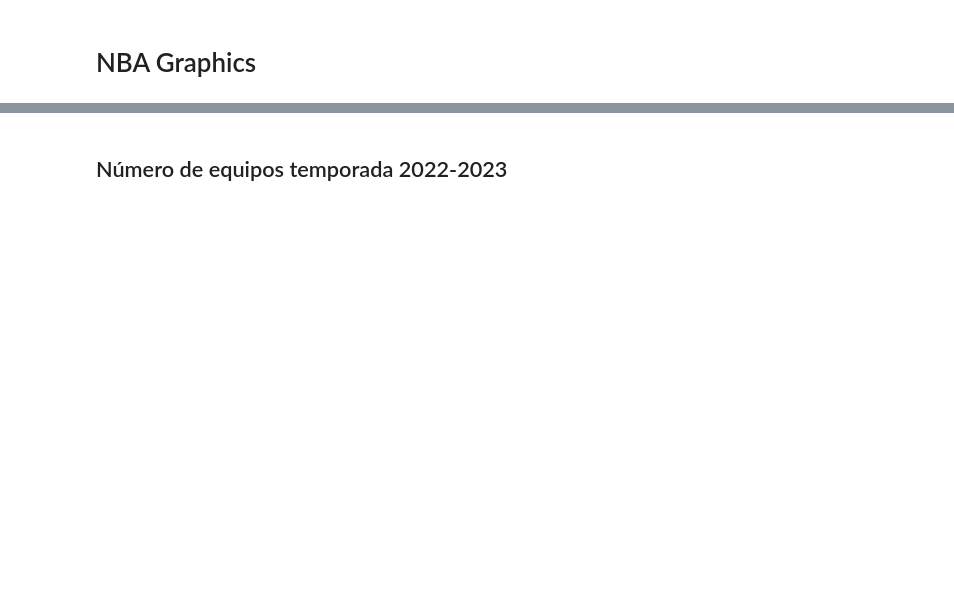
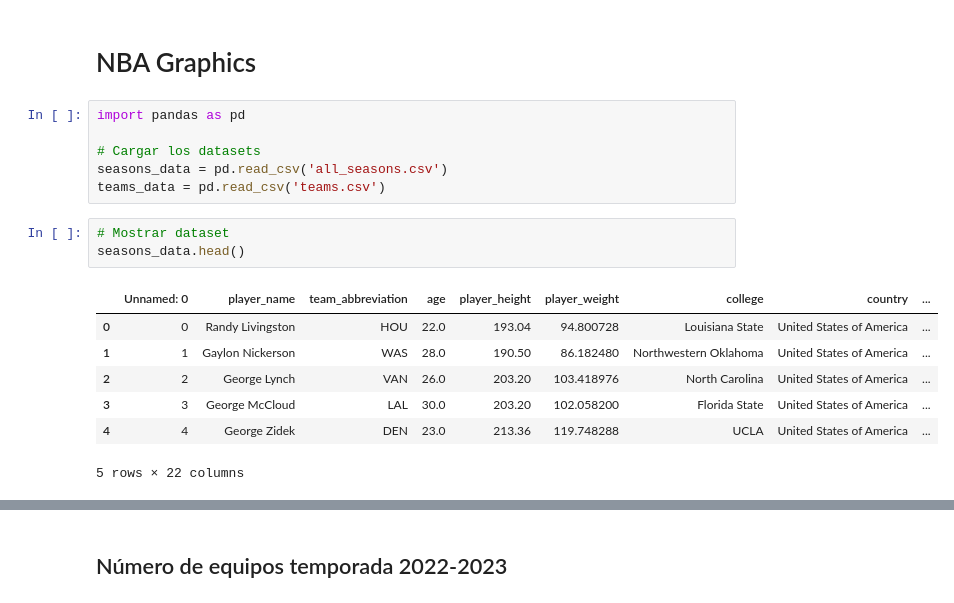
Before and after one commit to adronmarsh/IA, a Jupyter notebook: Sistemas_de_Big_Data/PowerBi/NBA/graphics.ipynb, the cells around one changed output, grey strips where cells are left out. Cells and saved outputs as stored; diff of their text form; blank space fills up the shorter version.

```diff
--- a/Sistemas_de_Big_Data/PowerBi/NBA/graphics.ipynb
+++ b/Sistemas_de_Big_Data/PowerBi/NBA/graphics.ipynb
@@ -1,2 +1,19 @@
 # %% [markdown]
 # NBA Graphics
+# %%
+import pandas as pd
+
+# Cargar los datasets
+seasons_data = pd.read_csv('all_seasons.csv')
+teams_data = pd.read_csv('teams.csv')
+# %%
+# Mostrar dataset
+seasons_data.head()
+# %% [output]
+|  | Unnamed: 0 | player_name | team_abbreviation | age | player_height | player_weight | college | country | ... |
+| 0 | 0 | Randy Livingston | HOU | 22.0 | 193.04 | 94.800728 | Louisiana State | United States of America | ... |
+| 1 | 1 | Gaylon Nickerson | WAS | 28.0 | 190.50 | 86.182480 | Northwestern Oklahoma | United States of America | ... |
+| 2 | 2 | George Lynch | VAN | 26.0 | 203.20 | 103.418976 | North Carolina | United States of America | ... |
+| 3 | 3 | George McCloud | LAL | 30.0 | 203.20 | 102.058200 | Florida State | United States of America | ... |
+| 4 | 4 | George Zidek | DEN | 23.0 | 213.36 | 119.748288 | UCLA | United States of America | ... |
+5 rows × 22 columns
```
Also changed, not shown: parts of 10 cells of this notebook, 1 other file.
